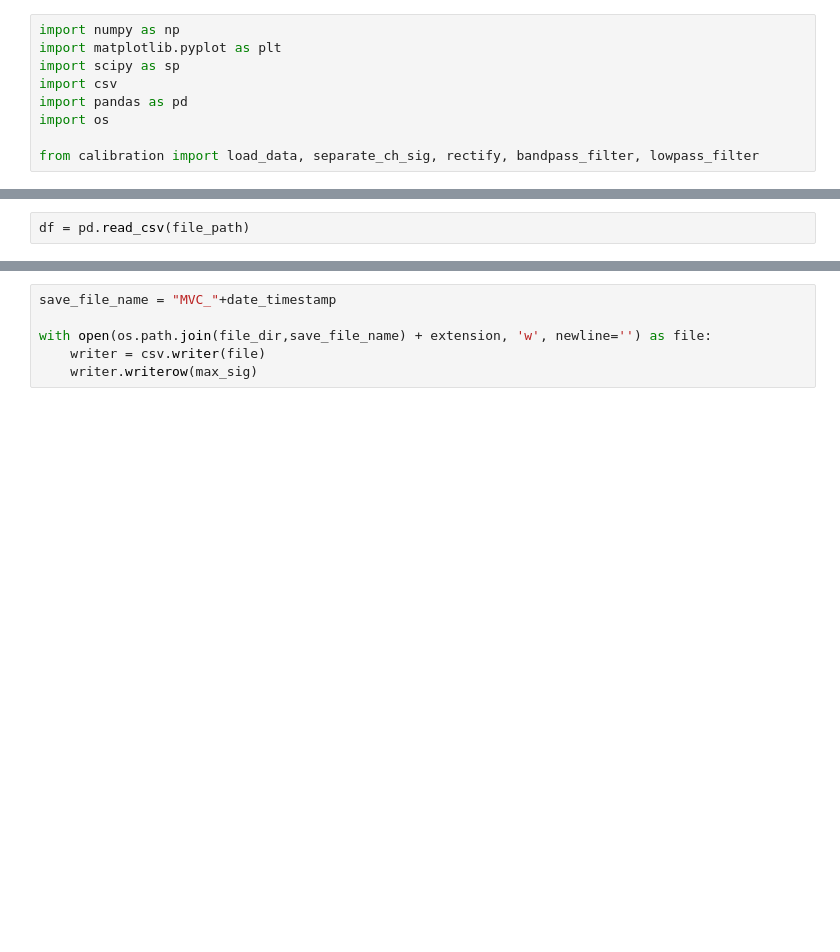
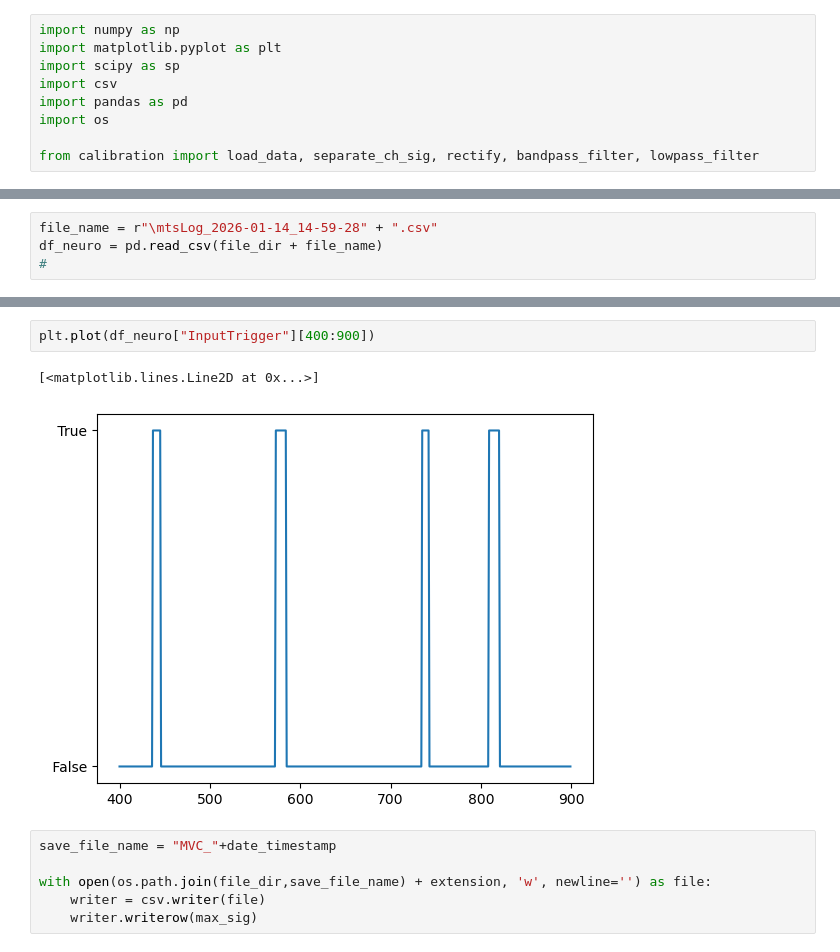
Before and after one commit to uw-herron-lab/OMNI-BIC-DEVELOPMENT, a Jupyter notebook: calibration_processing/calibration_notebook.ipynb, the cells around one changed output, grey strips where cells are left out. Cells and saved outputs as stored; diff of their text form; blank space fills up the shorter version.

```diff
--- a/calibration_processing/calibration_notebook.ipynb
+++ b/calibration_processing/calibration_notebook.ipynb
@@ -17,2 +21,4 @@ file_path = file_dir + file_name + extension
 # %%
-df = pd.read_csv(file_path)
+file_name = r"\mtsLog_2026-01-14_14-59-28" + ".csv"
+df_neuro = pd.read_csv(file_dir + file_name)
+#
@@ -62,3 +69,8 @@ print(max_sig[0])
+# %%
+plt.plot(df_neuro["InputTrigger"][400:900])
+# %% [output]
+[<matplotlib.lines.Line2D at 0x...>]
+[figure, added]
 # %%
 save_file_name = "MVC_"+date_timestamp
 
```
Also changed, not shown: parts of 15 cells of this notebook, 6 other files.
